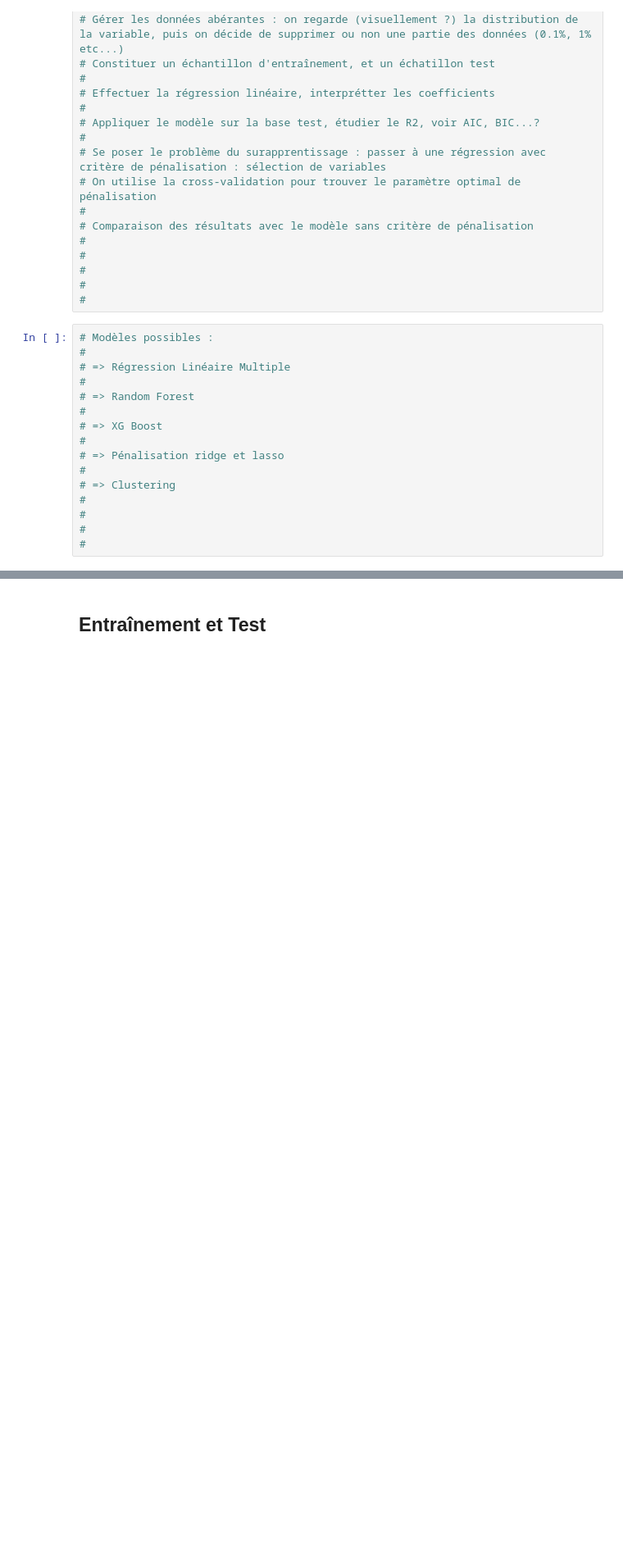
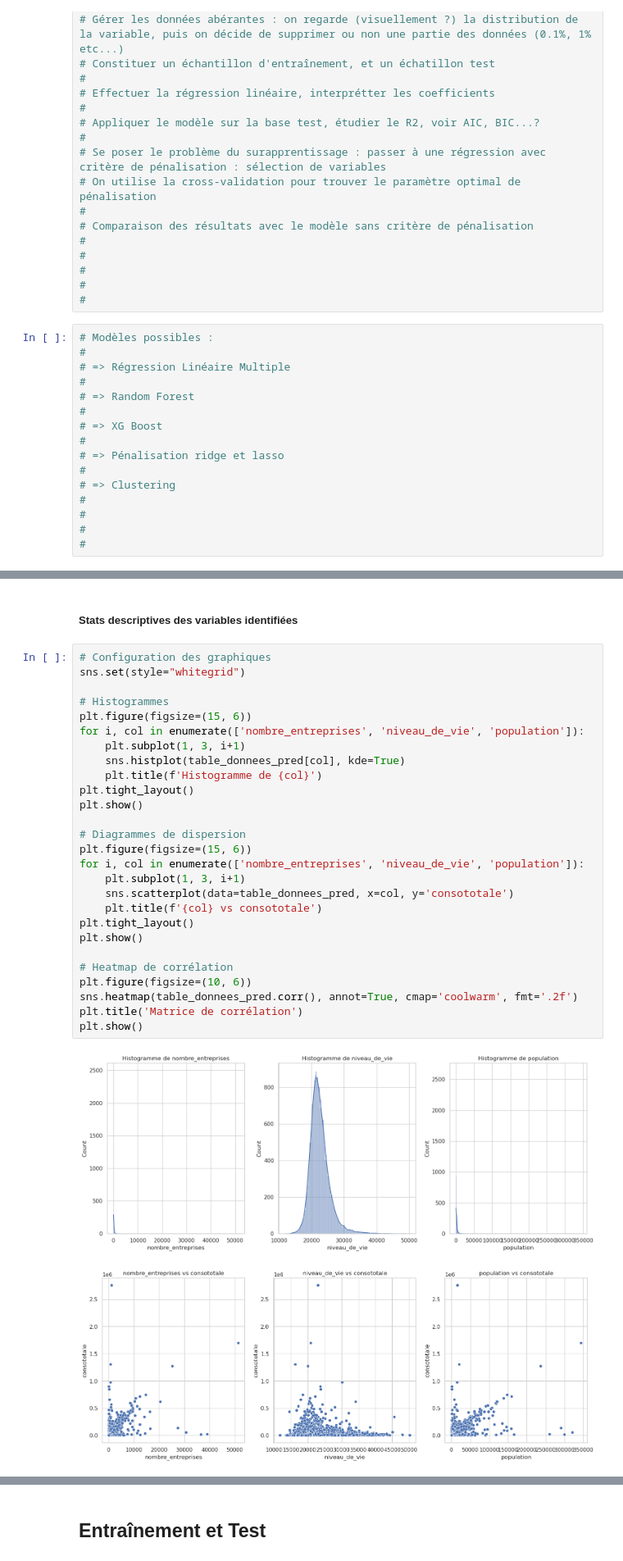
Before and after one commit to tgarnier067/Projet-Python-2023, a Jupyter notebook: Notebook_unique_a_renommer.ipynb, the cells around one changed output, grey strips where cells are left out. Shown: that part at 82% size. Cells and saved outputs as stored; diff of their text form; blank space fills up the shorter version.

```diff
--- a/Notebook_unique_a_renommer.ipynb
+++ b/Notebook_unique_a_renommer.ipynb
@@ -1439,0 +1582,32 @@ Best Alpha: 9.999999999999999e-05
+# %% [markdown]
+##### Stats descriptives des variables identifiées
+# %%
+# Configuration des graphiques
+sns.set(style="whitegrid")
+
+# Histogrammes
+plt.figure(figsize=(15, 6))
+for i, col in enumerate(['nombre_entreprises', 'niveau_de_vie', 'population']):
+    plt.subplot(1, 3, i+1)
+    sns.histplot(table_donnees_pred[col], kde=True)
+    plt.title(f'Histogramme de {col}')
+plt.tight_layout()
+plt.show()
+
+# Diagrammes de dispersion
+plt.figure(figsize=(15, 6))
+for i, col in enumerate(['nombre_entreprises', 'niveau_de_vie', 'population']):
+    plt.subplot(1, 3, i+1)
+    sns.scatterplot(data=table_donnees_pred, x=col, y='consototale')
+    plt.title(f'{col} vs consototale')
+plt.tight_layout()
+plt.show()
+
+# Heatmap de corrélation
+plt.figure(figsize=(10, 6))
+sns.heatmap(table_donnees_pred.corr(), annot=True, cmap='coolwarm', fmt='.2f')
+plt.title('Matrice de corrélation')
+plt.show()
+# %% [output]
+[figure, added]
+[figure, added]
```
Also changed, not shown: parts of 14 cells of this notebook.
